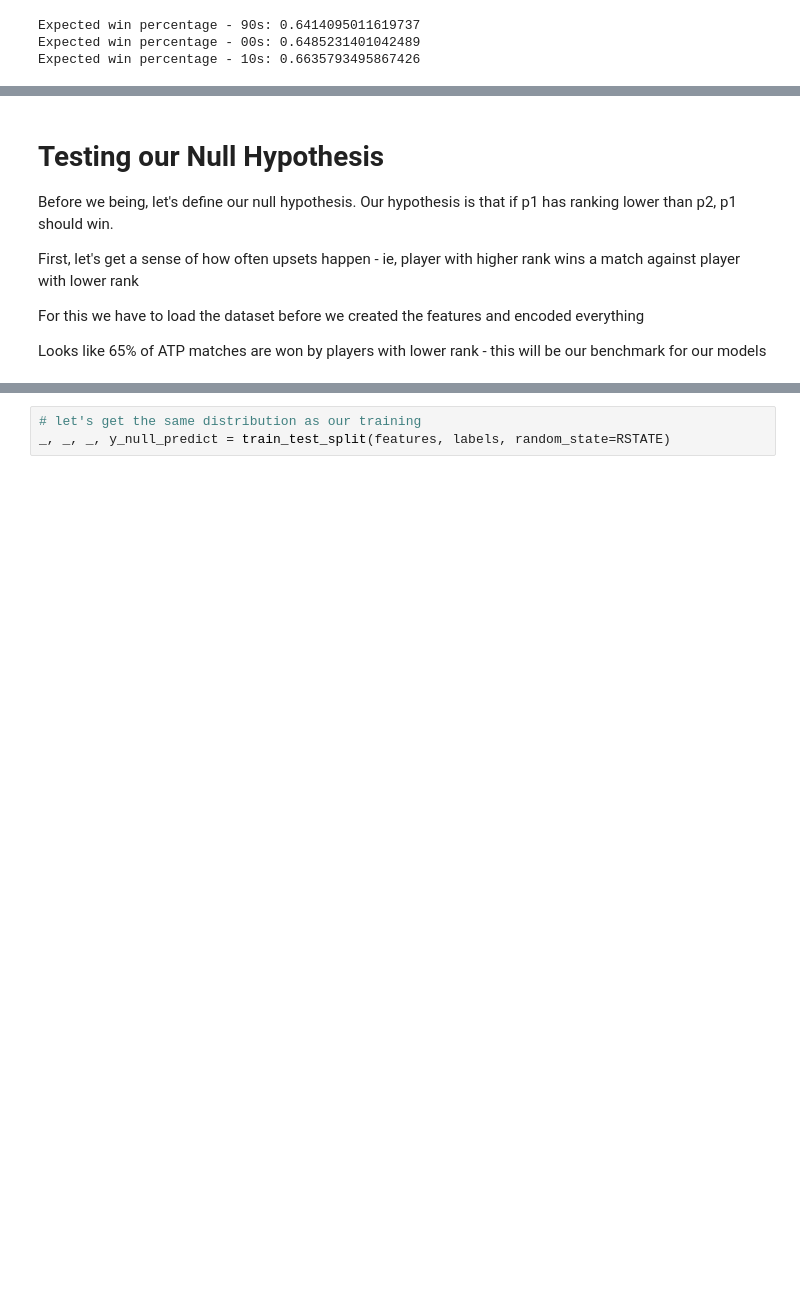
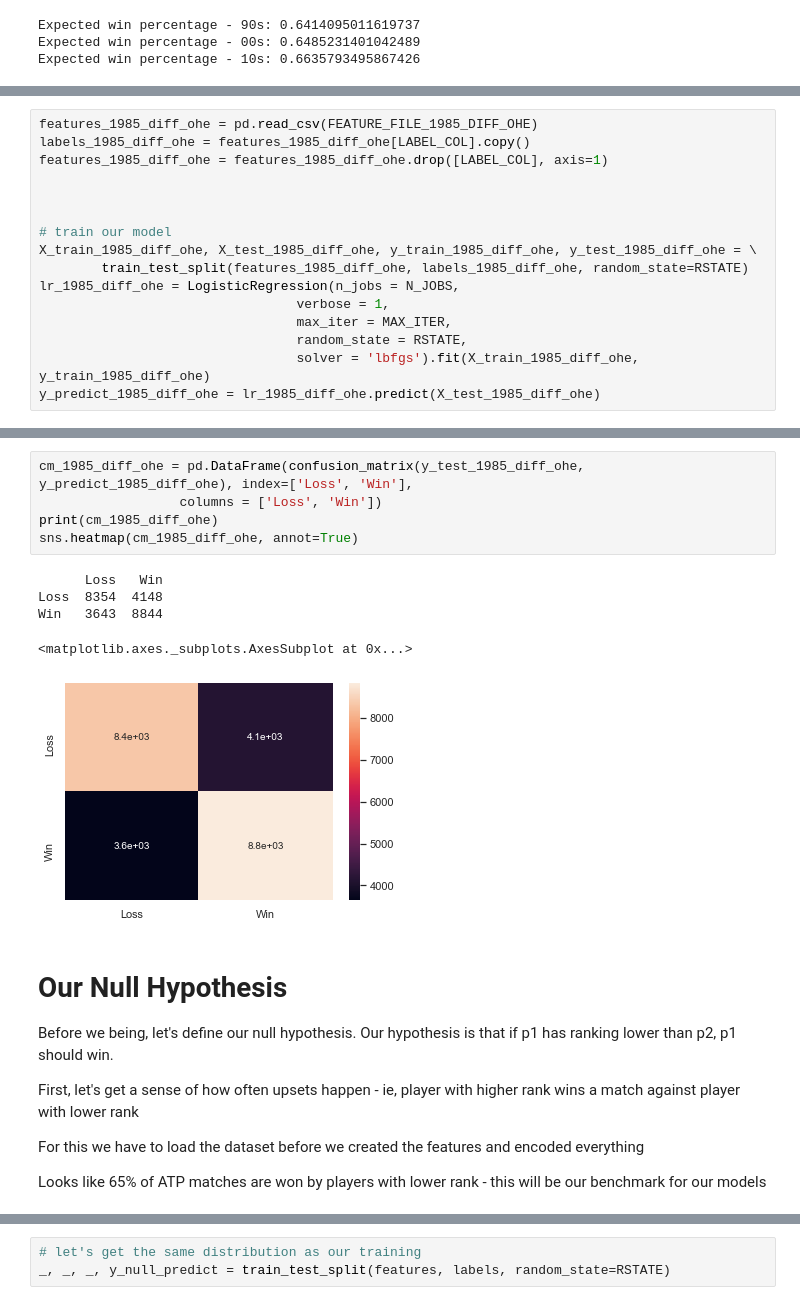
Before and after one commit to sv650s/atp-tennis-predictions, a Jupyter notebook: notebooks/4-atp_logistic_regression.ipynb, the cells around one changed output, grey strips where cells are left out. Drawn from its saved outputs; the diff is of its cells as text; blank space fills up the shorter version.

```diff
--- a/notebooks/4-atp_logistic_regression.ipynb
+++ b/notebooks/4-atp_logistic_regression.ipynb
@@ -260,0 +337,16 @@ Expected win percentage - 10s: 0.6635793495867426
+# %%
+features_1985_diff_ohe = pd.read_csv(FEATURE_FILE_1985_DIFF_OHE)
+labels_1985_diff_ohe = features_1985_diff_ohe[LABEL_COL].copy()
+features_1985_diff_ohe = features_1985_diff_ohe.drop([LABEL_COL], axis=1)
+
+
+
+# train our model
+X_train_1985_diff_ohe, X_test_1985_diff_ohe, y_train_1985_diff_ohe, y_test_1985_diff_ohe = \
+        train_test_split(features_1985_diff_ohe, labels_1985_diff_ohe, random_state=RSTATE)
+lr_1985_diff_ohe = LogisticRegression(n_jobs = N_JOBS,
+                                 verbose = 1,
+                                 max_iter = MAX_ITER,
+                                 random_state = RSTATE,
+                                 solver = 'lbfgs').fit(X_train_1985_diff_ohe, y_train_1985_diff_ohe)
+y_predict_1985_diff_ohe = lr_1985_diff_ohe.predict(X_test_1985_diff_ohe)
@@ -261,5 +371,16 @@ Expected win percentage - 10s: 0.6635793495867426
+# %%
+cm_1985_diff_ohe = pd.DataFrame(confusion_matrix(y_test_1985_diff_ohe, y_predict_1985_diff_ohe), index=['Loss', 'Win'],
+                  columns = ['Loss', 'Win'])
+print(cm_1985_diff_ohe)
+sns.heatmap(cm_1985_diff_ohe, annot=True)
+# %% [output]
+      Loss   Win
+Loss  8354  4148
+Win   3643  8844
+<matplotlib.axes._subplots.AxesSubplot at 0x...>
+[figure, added]
 # %% [markdown]
-# Testing our Null Hypothesis
+# Our Null Hypothesis
 
 Before we being, let's define our null hypothesis. Our hypothesis is that if p1 has ranking lower than p2, p1 should win.
 
```
Also changed, not shown: parts of 33 cells of this notebook.
